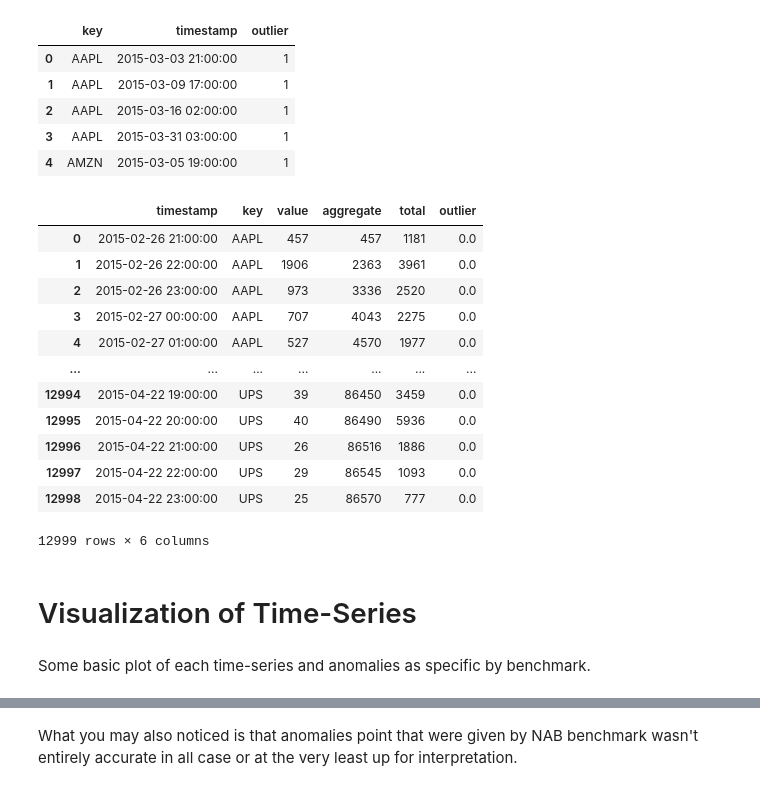
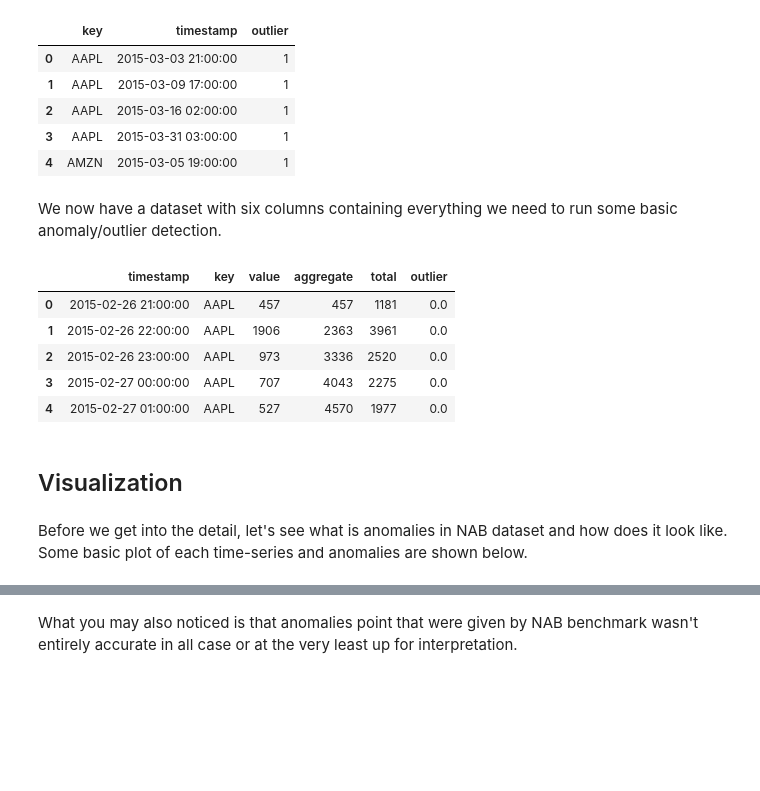
Before and after one commit to FreelancerFel/Anomalies_Detection, a Jupyter notebook: Anomalies_Detection.ipynb, the cells around one changed output, grey strips where cells are left out. Saved outputs shown, nothing was run; the diff lists cells and outputs as text; code cells hidden in the pictures; blank space fills up the shorter version.

```diff
--- a/Anomalies_Detection.ipynb
+++ b/Anomalies_Detection.ipynb
@@ -154,26 +160,21 @@ target.head()
 # %%
 df = df.merge(target, on=['key','timestamp'], how='left')
 df = df.fillna(0)
+# %% [markdown]
+We now have a dataset with six columns containing everything we need to run some basic anomaly/outlier detection.
 # %%
-df
+df.head()
 # %% [output]
 |  | timestamp | key | value | aggregate | total | outlier |
 | 0 | 2015-02-26 21:00:00 | AAPL | 457 | 457 | 1181 | 0.0 |
 | 1 | 2015-02-26 22:00:00 | AAPL | 1906 | 2363 | 3961 | 0.0 |
 | 2 | 2015-02-26 23:00:00 | AAPL | 973 | 3336 | 2520 | 0.0 |
 | 3 | 2015-02-27 00:00:00 | AAPL | 707 | 4043 | 2275 | 0.0 |
 | 4 | 2015-02-27 01:00:00 | AAPL | 527 | 4570 | 1977 | 0.0 |
-| ... | ... | ... | ... | ... | ... | ... |
-| 12994 | 2015-04-22 19:00:00 | UPS | 39 | 86450 | 3459 | 0.0 |
-| 12995 | 2015-04-22 20:00:00 | UPS | 40 | 86490 | 5936 | 0.0 |
-| 12996 | 2015-04-22 21:00:00 | UPS | 26 | 86516 | 1886 | 0.0 |
-| 12997 | 2015-04-22 22:00:00 | UPS | 29 | 86545 | 1093 | 0.0 |
-| 12998 | 2015-04-22 23:00:00 | UPS | 25 | 86570 | 777 | 0.0 |
-12999 rows × 6 columns
 # %% [markdown]
-# Visualization of Time-Series
+## Visualization
-# %% [markdown]
-Some basic plot of each time-series and anomalies as specific by benchmark.
+# %% [markdown]
+Before we get into the detail, let's see what is anomalies in NAB dataset and how does it look like. Some basic plot of each time-series and anomalies are shown below.
 # %%
 ggplot(df, aes(x='timestamp',y='value', group='key', color='key'))+ geom_line()+ theme(
   axis_text_x = element_text(size = 5.5,angle = 90, hjust = 20, vjust = -400)
```
Also changed, not shown: parts of 32 cells of this notebook.
